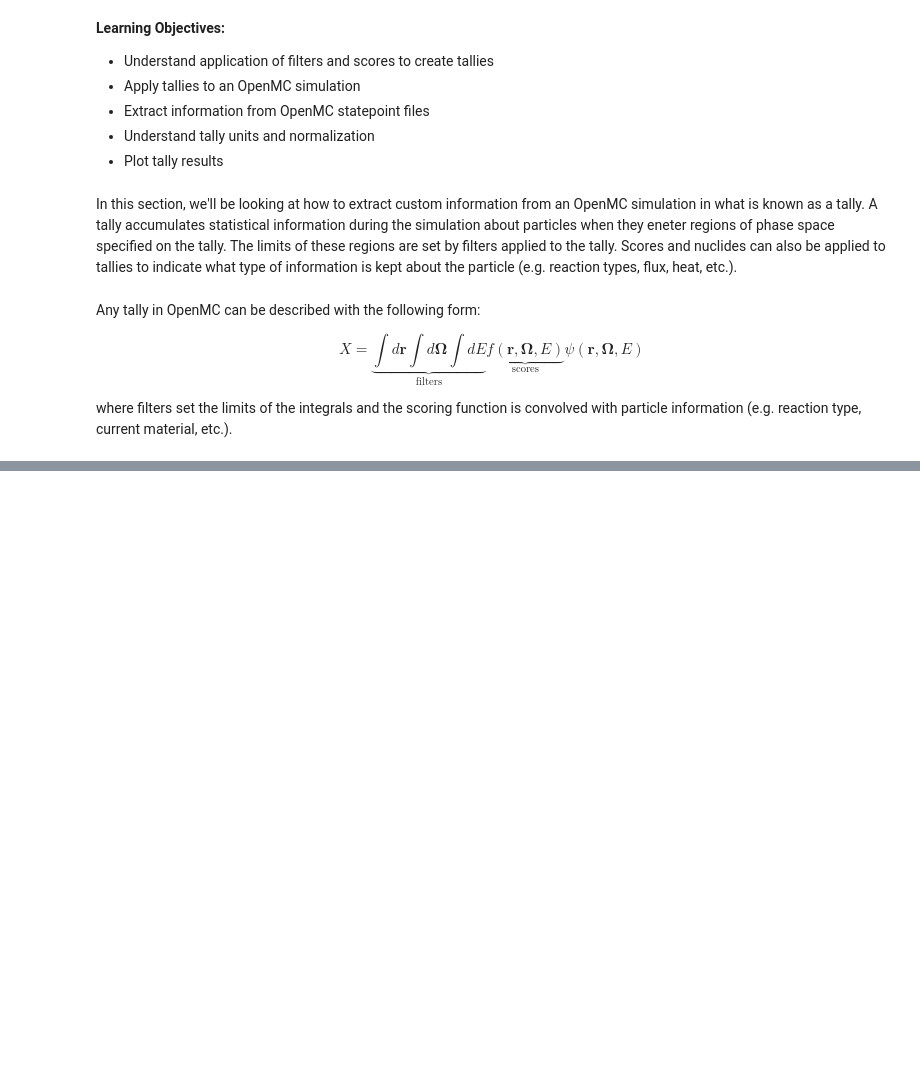
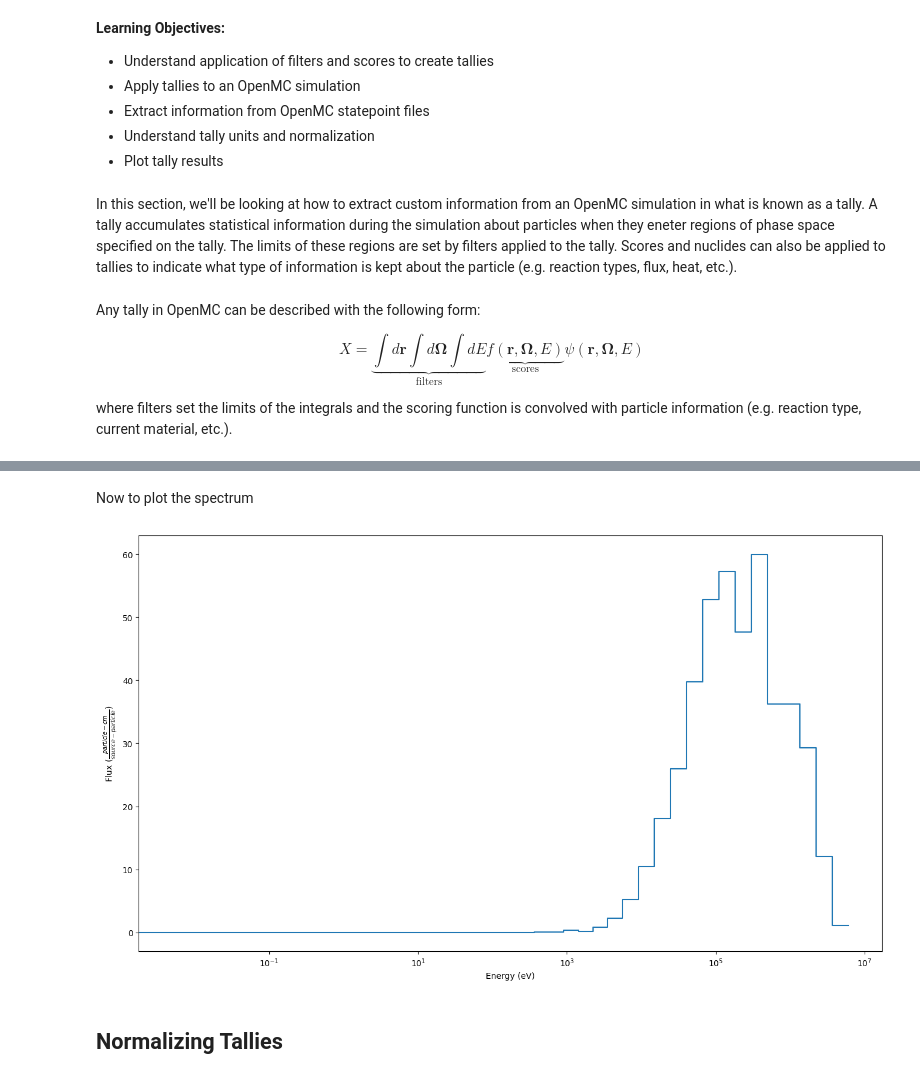
Before and after one commit to pshriwise/ictp-workshop23-openmc, a Jupyter notebook: notebooks/openmc_tutorial/openmc_tutorial.ipynb, the cells around one changed output, grey strips where cells are left out. Drawn from its saved outputs; the diff is of its cells as text; code cells hidden in the pictures; blank space fills up the shorter version.

```diff
--- a/notebooks/openmc_tutorial/openmc_tutorial.ipynb
+++ b/notebooks/openmc_tutorial/openmc_tutorial.ipynb
@@ -731,0 +959,5 @@ where filters set the limits of the integrals and the scoring function is convol
+# %%
+spectrum_tally = openmc.Tally()
+spectrum_tally.filters = [energy_filter]
+spectrum_tally.scores = ['flux']
+print(spectrum_tally)
@@ -731,0 +975,3 @@ where filters set the limits of the integrals and the scoring function is convol
+# %%
+model.tallies = [spectrum_tally]
+statepoint = model.run()
@@ -731,0 +996,24 @@ where filters set the limits of the integrals and the scoring function is convol
+# %%
+with openmc.StatePoint(statepoint) as sp:
+    tally = sp.get_tally(id=spectrum_tally.id)
+    sp.get_tally(scores=['flux'])
+    sp.get_tally(filters=spectrum_tally.filters)
+# %%
+spectrum = tally.mean
+# %% [markdown]
+Now to plot the spectrum
+# %%
+plt.figure(figsize=(16, 9))
+
+bin_boundaries = energy_filter.lethargy_bin_width
+
+plt.step(np.unique(energy_filter.bins)[:-1], spectrum.flatten() / bin_boundaries)
+plt.xscale('log')
+plt.rcParams['text.usetex'] = False
+plt.xlabel(r'Energy (eV)')
+plt.ylabel(r'Flux ($\frac{particle-cm}{source-particle}$)')
+plt.show()
+# %% [output]
+[figure, added]
+# %% [markdown]
+## Normalizing Tallies
```
Also changed, not shown: parts of 137 cells of this notebook, 1 other file.
